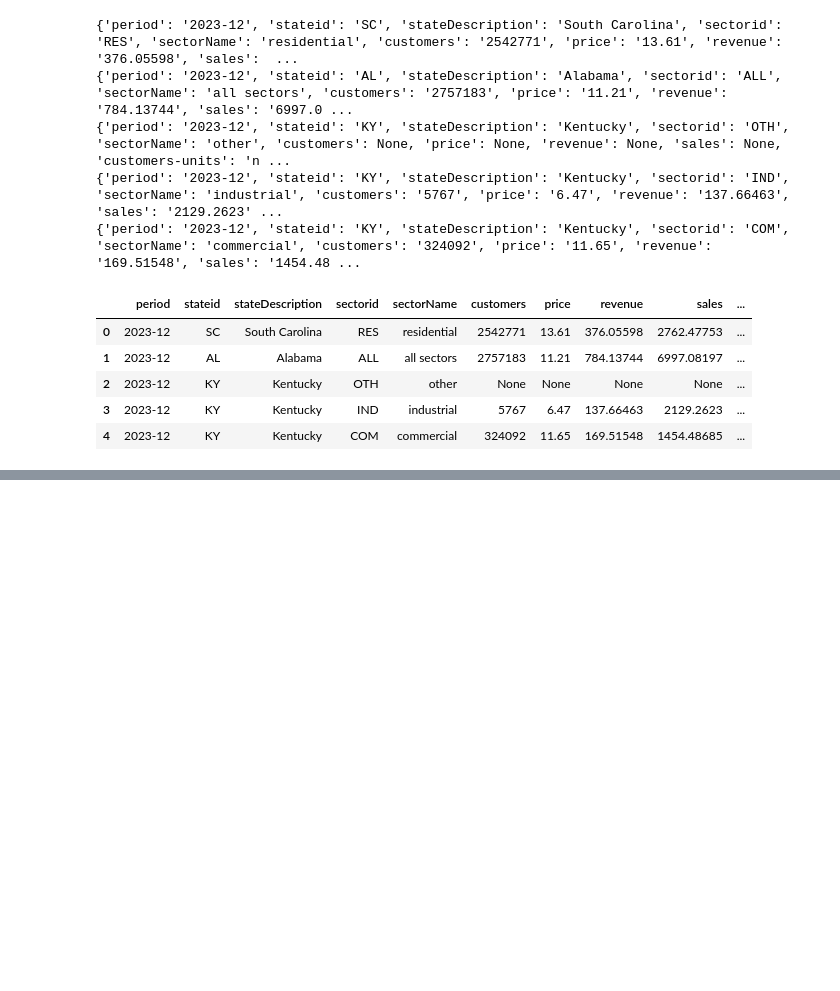
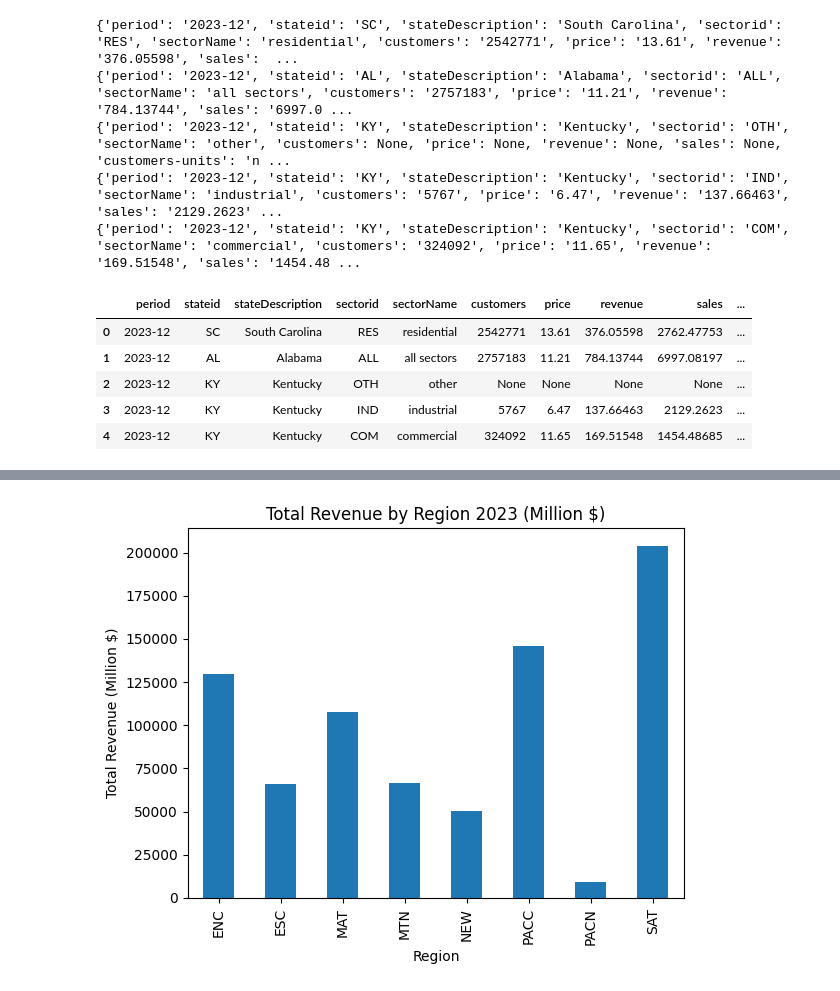
Before and after one commit to alyshaakhtar/DS3001-labs, a Jupyter notebook: 01_api_calls/assignment_notebook.ipynb, the cells around one changed output, grey strips where cells are left out. Saved outputs shown, nothing was run; the diff lists cells and outputs as text; code cells hidden in the pictures; blank space fills up the shorter version.

```diff
--- a/01_api_calls/assignment_notebook.ipynb
+++ b/01_api_calls/assignment_notebook.ipynb
@@ -423,0 +487,8 @@ df_electricity.head()
+# %%
+region_aggregation['revenue'].plot(kind = 'bar')
+plt.title('Total Revenue by Region 2023 (Million $)')
+plt.xlabel('Region')
+plt.ylabel('Total Revenue (Million $)')
+plt.show()
+# %% [output]
+[figure, added]
```
Also changed, not shown: parts of 8 cells of this notebook.
